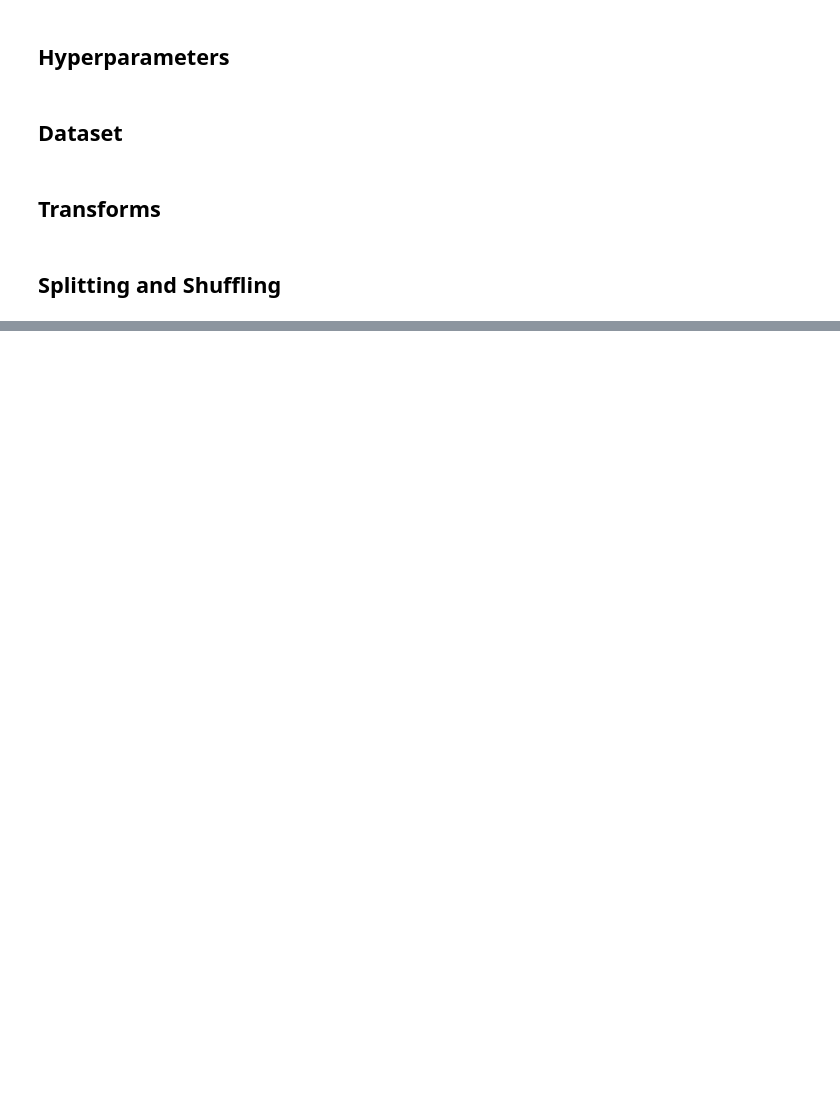
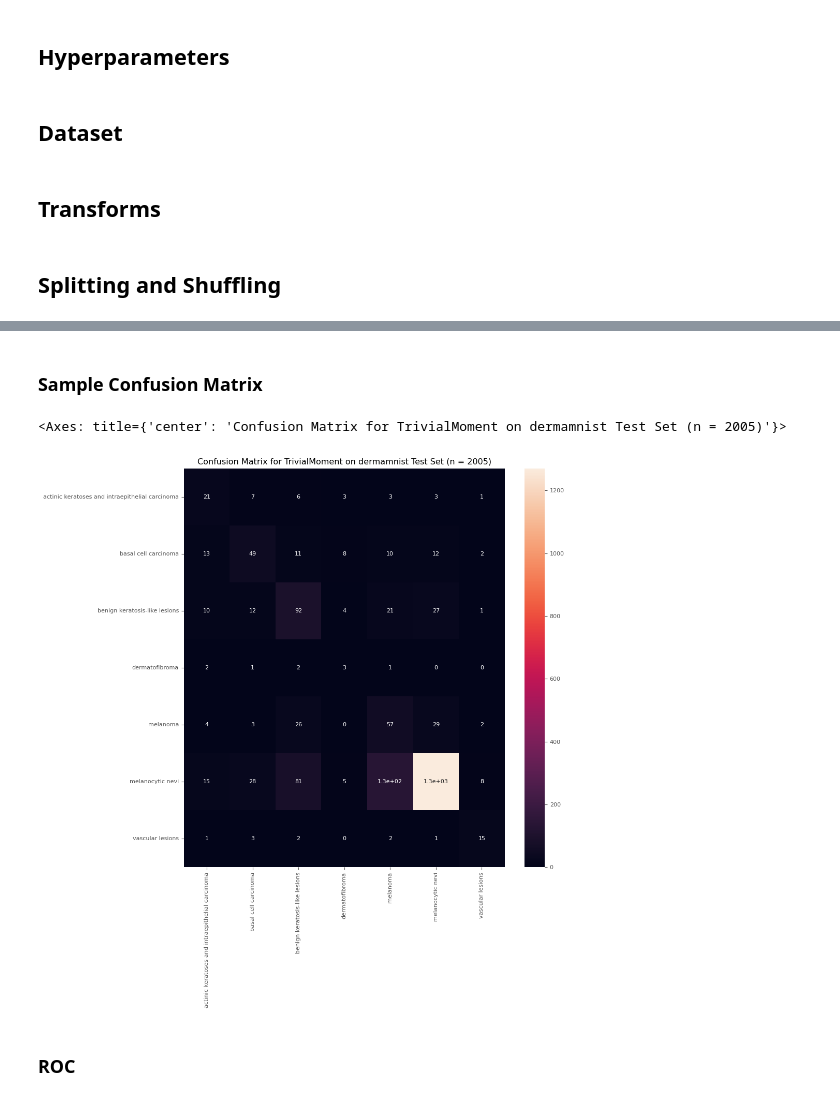
Before and after one commit to twardlab/rotnet, a Jupyter notebook: benchmark/benchmark.ipynb, the cells around one changed output, grey strips where cells are left out. Saved outputs shown, nothing was run; the diff lists cells and outputs as text; code cells hidden in the pictures; blank space fills up the shorter version.

```diff
--- a/benchmark/benchmark.ipynb
+++ b/benchmark/benchmark.ipynb
@@ -156,0 +181,37 @@ print(count_parameters(nn3))
+# %% [markdown]
+### **Sample Confusion Matrix**
+# %%
+model_name = 'TrivialMoment' #'TrivialIrrepMoment', 'TrivialECNN', 'TrivialIrrepECNN', 'RegularECNN', 'VanillaCNN'
+metric = 'best_acc' #'best_auc'
+model = models[model_name]['model']
+model.load_state_dict(torch.load(os.path.join(path, 'benchmark', f"{metric}_{model_name}_{data_flag}0.pt")))
+model = model.eval()
+# %%
+targets = []
+predictions = []
+
+for i, sample_batch in enumerate(test_loader):
+    sample_images = sample_batch[0].to(device)
+    labels = sample_batch[1].to(device)
+
+    prediction = model(sample_images)
+    prediction = F.softmax(prediction, dim = 1)
+    prediction = torch.argmax(prediction, dim = 1)
+
+    targets.extend(labels.squeeze())
+    predictions.extend(prediction)
+
+targets = torch.stack(targets)
+predictions = torch.stack(predictions)
+
+cm = multiclass_confusion_matrix(targets, predictions, n_classes).cpu().numpy()
+# %%
+labels = info['label'].values()
+plt.figure(figsize = (10, 10))
+plt.title(f"Confusion Matrix for {model_name} on {data_flag} Test Set (n = {len(test_dataset)})")
+sns.heatmap(cm, annot = True, xticklabels=labels, yticklabels=labels)
+# %% [output]
+<Axes: title={'center': 'Confusion Matrix for TrivialMoment on dermamnist Test Set (n = 2005)'}>
+[figure, added]
+# %% [markdown]
+### **ROC**
```
Also changed, not shown: parts of 29 cells of this notebook.
